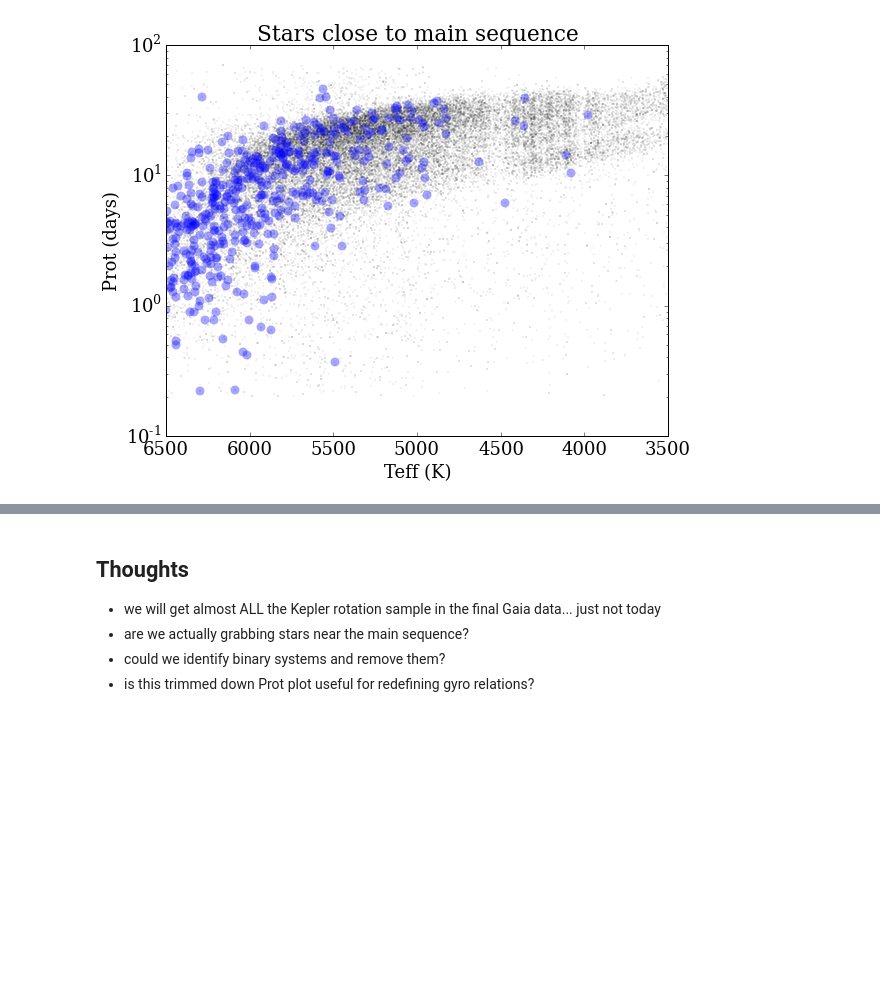
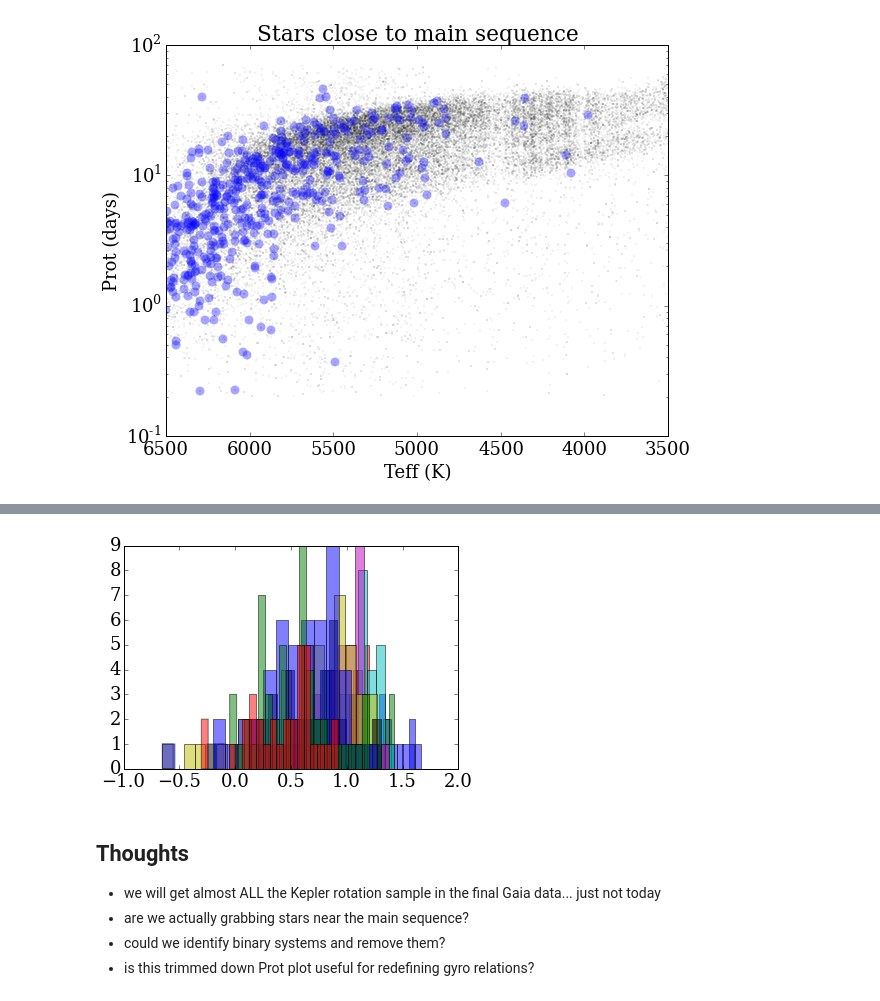
Before and after one commit to jradavenport/gaia_rot, a Jupyter notebook: explore.ipynb, the cells around one changed output, grey strips where cells are left out. Drawn from its saved outputs; the diff is of its cells as text; code cells hidden in the pictures; blank space fills up the shorter version.

```diff
--- a/explore.ipynb
+++ b/explore.ipynb
@@ -237,3 +302,11 @@ plt.title('Stars close to main sequence')
+# %%
+# make histograms of period for bins of temp
+
+for k in range(10):
+    x = np.where((gaia[u'Teff'].values[ok][msok] >k*100+5500) & (gaia[u'Teff'].values[ok][msok] <= k*100+5600))
+    _ = plt.hist(np.log10(gaia[u'Prot'].values[ok][msok][x]), alpha=0.5, bins=20)
+# %% [output]
+[figure, added]
 # %% [markdown]
 ## Thoughts
 
```
Also changed, not shown: parts of 3 cells of this notebook.
